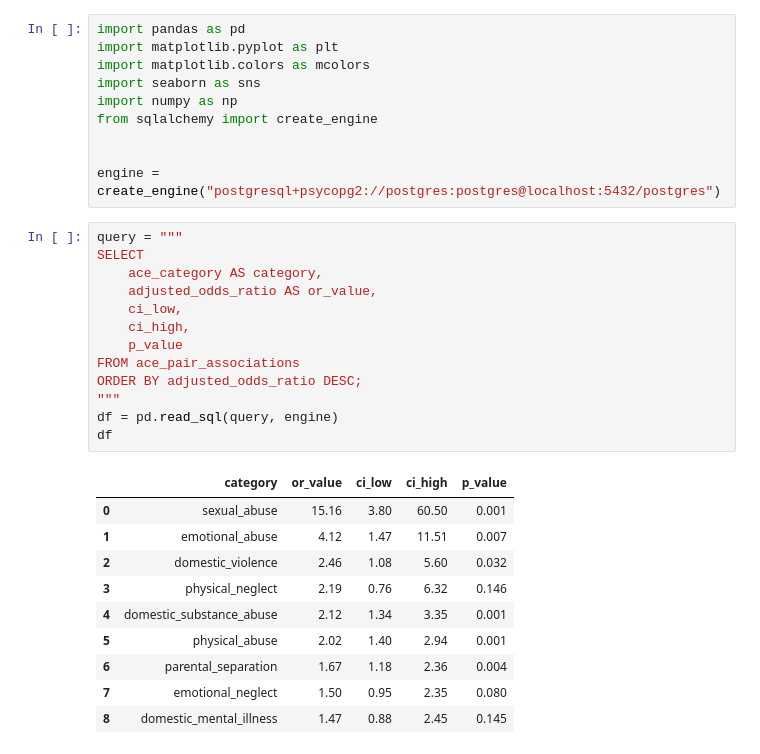
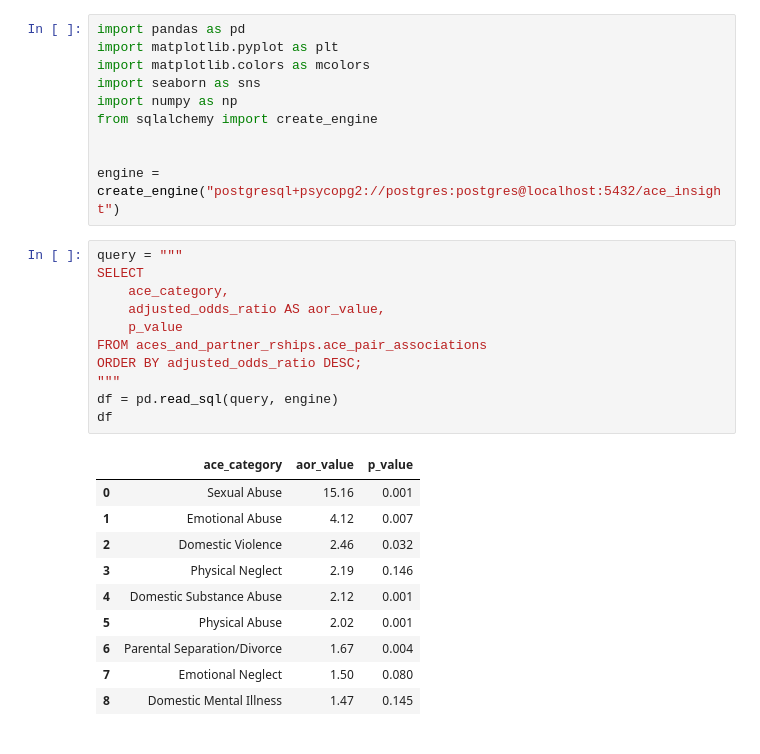
Before and after one commit to Nash-254/ACEs-and-Partner-Relationships, a Jupyter notebook: notebooks/ACEs_and_Partner_Relationships_notebook.ipynb, the cells around one changed output. Cells and saved outputs as stored; diff of their text form.

```diff
--- a/notebooks/ACEs_and_Partner_Relationships_notebook.ipynb
+++ b/notebooks/ACEs_and_Partner_Relationships_notebook.ipynb
@@ -7,31 +7,29 @@ import numpy as np
 from sqlalchemy import create_engine
 
 
-engine = create_engine("postgresql+psycopg2://postgres:postgres@localhost:5432/postgres")
+engine = create_engine("postgresql+psycopg2://postgres:postgres@localhost:5432/ace_insight")
 # %%
 query = """
 SELECT
-    ace_category AS category,
-    adjusted_odds_ratio AS or_value,
-    ci_low,
-    ci_high,
+    ace_category,
+    adjusted_odds_ratio AS aor_value,
     p_value
-FROM ace_pair_associations
+FROM aces_and_partner_rships.ace_pair_associations
 ORDER BY adjusted_odds_ratio DESC;
 """
 df = pd.read_sql(query, engine)
 df
 # %% [output]
-|  | category | or_value | ci_low | ci_high | p_value |
-| 0 | sexual_abuse | 15.16 | 3.80 | 60.50 | 0.001 |
-| 1 | emotional_abuse | 4.12 | 1.47 | 11.51 | 0.007 |
-| 2 | domestic_violence | 2.46 | 1.08 | 5.60 | 0.032 |
-| 3 | physical_neglect | 2.19 | 0.76 | 6.32 | 0.146 |
-| 4 | domestic_substance_abuse | 2.12 | 1.34 | 3.35 | 0.001 |
-| 5 | physical_abuse | 2.02 | 1.40 | 2.94 | 0.001 |
-| 6 | parental_separation | 1.67 | 1.18 | 2.36 | 0.004 |
-| 7 | emotional_neglect | 1.50 | 0.95 | 2.35 | 0.080 |
-| 8 | domestic_mental_illness | 1.47 | 0.88 | 2.45 | 0.145 |
+|  | ace_category | aor_value | p_value |
+| 0 | Sexual Abuse | 15.16 | 0.001 |
+| 1 | Emotional Abuse | 4.12 | 0.007 |
+| 2 | Domestic Violence | 2.46 | 0.032 |
+| 3 | Physical Neglect | 2.19 | 0.146 |
+| 4 | Domestic Substance Abuse | 2.12 | 0.001 |
+| 5 | Physical Abuse | 2.02 | 0.001 |
+| 6 | Parental Separation/Divorce | 1.67 | 0.004 |
+| 7 | Emotional Neglect | 1.50 | 0.080 |
+| 8 | Domestic Mental Illness | 1.47 | 0.145 |
 # %%
 source_sorted = sorted(df['p_value'].unique())
 blues = plt.cm.Blues(np.linspace(1, 0.4, len(source_sorted)))
```
Also changed, not shown: parts of 2 cells of this notebook, 2 other files.
